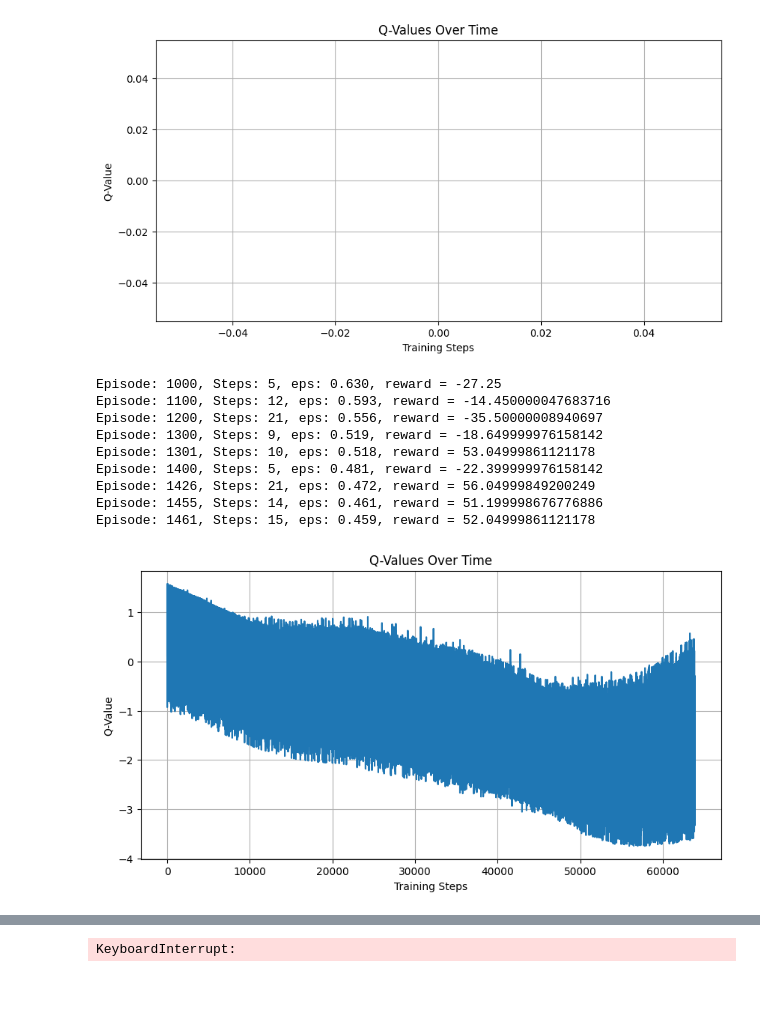
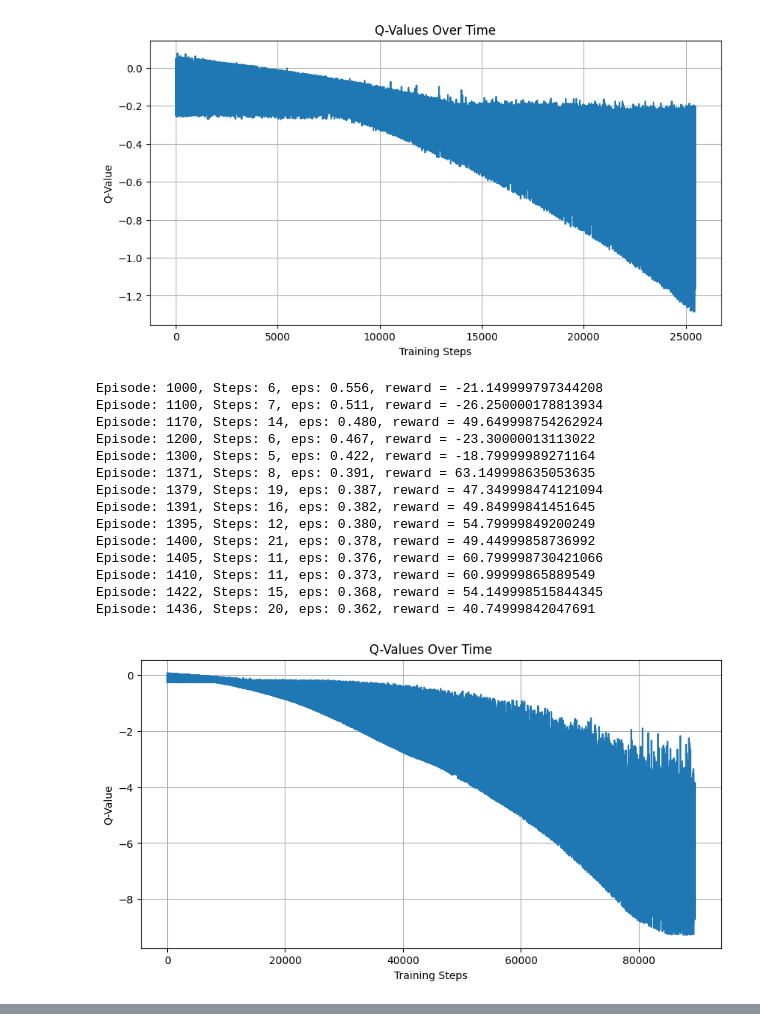
Before and after one commit to ArtLiathain/FYP, a Jupyter notebook: PythonMazeInteraction/DQN.ipynb, the cells around one changed output, grey strips where cells are left out. Saved outputs shown, nothing was run; the diff lists cells and outputs as text; code cells hidden in the pictures; blank space fills up the shorter version.

```diff
--- a/PythonMazeInteraction/DQN.ipynb
+++ b/PythonMazeInteraction/DQN.ipynb
@@ -137,8 +132,8 @@ def play_one_step(env, state, info, epsilon):
     action_obj = maze_library.create_action(map_int_to_direction(action), 0)
     next_state, reward, done, truncated, new_info = action_result_to_tuple(env.take_action(action_obj))
     flat_next_state = action_result_to_input_vector(next_state, new_info)
+    replay_buffer.append((flat_state, action, reward, flat_next_state, done, truncated))
     reward_log.append(reward)
-    replay_buffer.append((flat_state, action, reward, flat_next_state, done, truncated))
-    return next_state, reward, done, truncated, info
+    return next_state, reward, done, truncated, new_info
 # %%
 np.random.seed(42)
@@ -172,3 +142,30 @@ def training_step(batch_size):
+# %%
+discount_factor = 0.96
+q_value_log = []
+
+
+def training_step(batch_size, discount_factor=0.94):
+    states, actions, rewards, next_states, dones, _ = sample_experiences(batch_size)
+
+    states = torch.tensor(states, dtype=torch.float32)
+    actions = torch.tensor(actions, dtype=torch.int64)
+    rewards = torch.tensor(rewards, dtype=torch.float32)
+    next_states = torch.tensor(next_states, dtype=torch.float32)
+    dones = torch.tensor(dones, dtype=torch.float32)
+
+    with torch.no_grad():
+        next_q = model(next_states)
+        max_next_q = next_q.max(dim=1)[0]
+        target_q = rewards + (1 - dones) * discount_factor * max_next_q
+
+    q_values = model(states)
+    selected_q = q_values.gather(1, actions.unsqueeze(1)).squeeze()
+    loss = loss_fn(selected_q, target_q)
+
+    optimizer.zero_grad()
+    loss.backward()
+    optimizer.step()
+    q_value_log.extend(selected_q.detach().numpy())
 # %%
 # Visualization function
 def plot_q_values():
@@ -180,7 +177,8 @@ def plot_q_values():
     plt.grid(True)
     plt.show()
 # %%
-steps = 3000
+steps = 2500
+batch_size = 128
 
 # In the plotting function:
 for episode in range(steps):
@@ -200,18 +198,14 @@ for episode in range(steps):
     rewards.append(cumilative_reward)
 
     if cumilative_reward > highest_reward:
-        best_weights = model.get_weights()
+        best_weights = model.state_dict()
         highest_reward = cumilative_reward
 
-    if episode > 1000:
+    if episode > 800:
         training_step(batch_size)
     if episode % 500 == 499:
         plot_q_values()
 
     with open(f'../mazeLogs/solve{episode}.json', 'w') as file:
         file.write(env.to_json_python())
-
-
-
-model.set_weights(best_weights)  # extra code – restores the best model weights
 # %% [output]
@@ -235,11 +224,16 @@ Episode: 900, Steps: 5, eps: 0.667, reward = -29.75
-[figure, old version]
+[figure, new version]
-Episode: 1000, Steps: 5, eps: 0.630, reward = -27.25
-Episode: 1100, Steps: 12, eps: 0.593, reward = -14.450000047683716
-Episode: 1200, Steps: 21, eps: 0.556, reward = -35.50000008940697
-Episode: 1300, Steps: 9, eps: 0.519, reward = -18.649999976158142
-Episode: 1301, Steps: 10, eps: 0.518, reward = 53.04999861121178
-Episode: 1400, Steps: 5, eps: 0.481, reward = -22.399999976158142
-Episode: 1426, Steps: 21, eps: 0.472, reward = 56.04999849200249
-Episode: 1455, Steps: 14, eps: 0.461, reward = 51.199998676776886
-Episode: 1461, Steps: 15, eps: 0.459, reward = 52.04999861121178
+Episode: 1000, Steps: 6, eps: 0.556, reward = -21.149999797344208
+Episode: 1100, Steps: 7, eps: 0.511, reward = -26.250000178813934
+Episode: 1170, Steps: 14, eps: 0.480, reward = 49.649998754262924
+Episode: 1200, Steps: 6, eps: 0.467, reward = -23.30000013113022
+Episode: 1300, Steps: 5, eps: 0.422, reward = -18.79999989271164
+Episode: 1371, Steps: 8, eps: 0.391, reward = 63.149998635053635
+Episode: 1379, Steps: 19, eps: 0.387, reward = 47.349998474121094
+Episode: 1391, Steps: 16, eps: 0.382, reward = 49.84999841451645
+Episode: 1395, Steps: 12, eps: 0.380, reward = 54.79999849200249
+Episode: 1400, Steps: 21, eps: 0.378, reward = 49.44999858736992
+Episode: 1405, Steps: 11, eps: 0.376, reward = 60.799998730421066
+Episode: 1410, Steps: 11, eps: 0.373, reward = 60.99999865889549
+Episode: 1422, Steps: 15, eps: 0.368, reward = 54.149998515844345
+Episode: 1436, Steps: 20, eps: 0.362, reward = 40.74999842047691
-[figure, old version]
+[figure, new version]
@@ -299,4 +276,3 @@ Episode: 2800, Steps: 13, eps: 0.010, reward = -16.999999910593033
-KeyboardInterrupt:
 # %%
 # extra code – this cell generates and saves Figure 18–10
 plt.figure(figsize=(8, 4))
```
Also changed, not shown: parts of 12 cells of this notebook, 6 other files.
